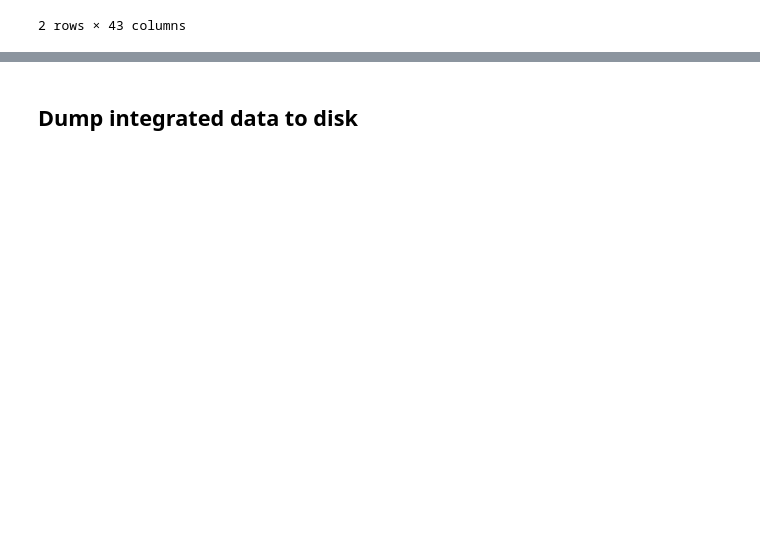
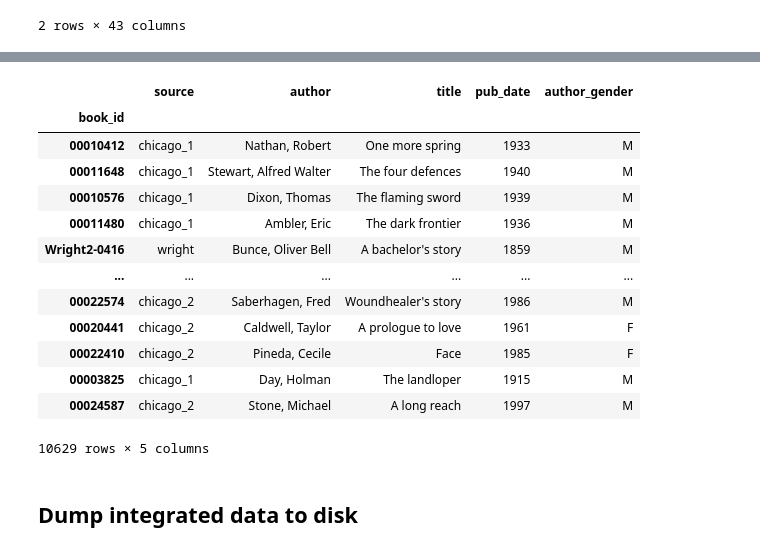
Before and after one commit to wilkens/mobility-books, a Jupyter notebook: notebooks/Data integration.ipynb, the cells around one changed output, grey strips where cells are left out. Drawn from its saved outputs; the diff is of its cells as text; code cells hidden in the pictures; blank space fills up the shorter version.

```diff
--- a/notebooks/Data integration.ipynb
+++ b/notebooks/Data integration.ipynb
@@ -207,0 +225,19 @@ conlit.loc[~np.isclose(conlit.dist_miles, conlit_stash.dist_miles)]
+# %%
+# add author and title fields to early file
+early_meta = pd.read_csv(os.path.join(metadata_dir, 'EARLY_META.tsv'), sep='\t', index_col='book_id')
+early_meta
+# %% [output]
+|  | source | author | title | pub_date | author_gender |
+| book_id |  |  |  |  |  |
+| 00010412 | chicago_1 | Nathan, Robert | One more spring | 1933 | M |
+| 00011648 | chicago_1 | Stewart, Alfred Walter | The four defences | 1940 | M |
+| 00010576 | chicago_1 | Dixon, Thomas | The flaming sword | 1939 | M |
+| 00011480 | chicago_1 | Ambler, Eric | The dark frontier | 1936 | M |
+| Wright2-0416 | wright | Bunce, Oliver Bell | A bachelor's story | 1859 | M |
+| ... | ... | ... | ... | ... | ... |
+| 00022574 | chicago_2 | Saberhagen, Fred | Woundhealer's story | 1986 | M |
+| 00020441 | chicago_2 | Caldwell, Taylor | A prologue to love | 1961 | F |
+| 00022410 | chicago_2 | Pineda, Cecile | Face | 1985 | F |
+| 00003825 | chicago_1 | Day, Holman | The landloper | 1915 | M |
+| 00024587 | chicago_2 | Stone, Michael | A long reach | 1997 | M |
+10629 rows × 5 columns
```
Also changed, not shown: parts of 4 cells of this notebook, 1 other file.
